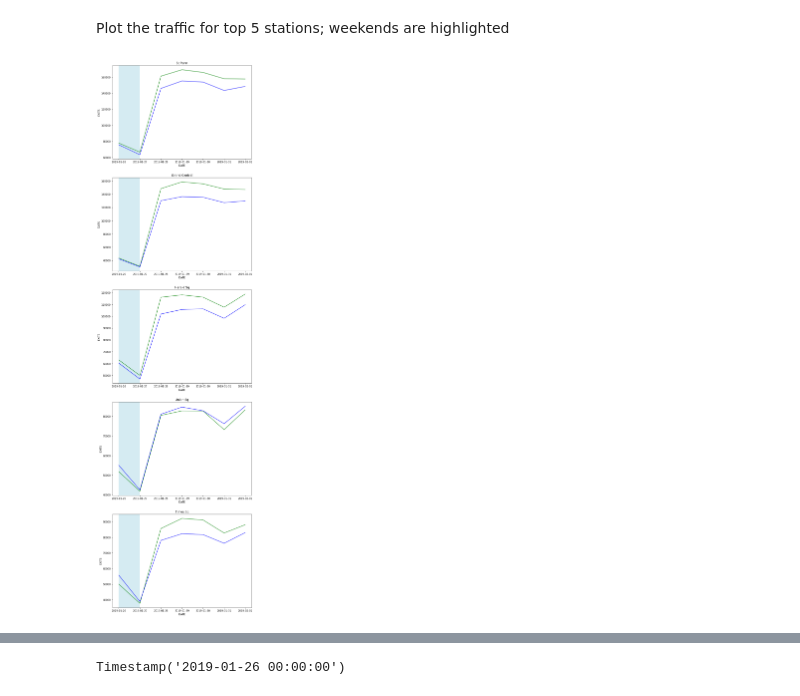
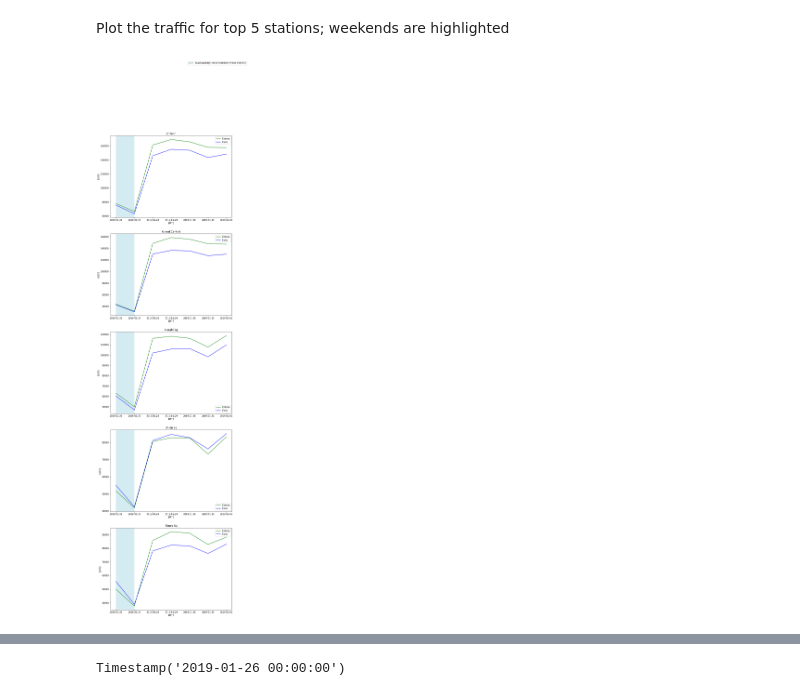
Before and after one commit to KunojiLym/metis_project_1, a Jupyter notebook: yz_project_01.ipynb, the cells around one changed output, grey strips where cells are left out. Drawn from its saved outputs; the diff is of its cells as text; code cells hidden in the pictures.

Commit message:
Presentation template and more graph updates

```diff
--- a/yz_project_01.ipynb
+++ b/yz_project_01.ipynb
@@ -226,33 +226,35 @@ Plot the traffic for top 5 stations; weekends are highlighted
 fig, axs = plt.subplots(nrows=5, figsize=(10,40))
 
 def find_weekend_indices(datetime_array):
     indices = []
     for i in range(len(datetime_array)):
         if datetime_array[i].weekday() >= 5:
             indices.append(i)
     return indices
 
 def highlight_datetimes(indices, ax, data):
     i = 0
     while i < len(indices)-1:
         ax.axvspan(data.at[data.index[indices[i]], 'DATE'], data.at[data.index[indices[i] + 1], 'DATE'], facecolor='lightblue', edgecolor='none', alpha=.5)
         i += 1
 
 mta = {}
 plot_num = 0
 
 mta['stpenn'] = [mta_bystation[mta_bystation.STATION == "34 ST-PENN STA"], 'St Penn']
 mta['grdcntrl'] = [mta_bystation[mta_bystation.STATION == "GRD CNTRL-42 ST"], 'Grand Central']
 mta['heraldsq'] = [mta_bystation[mta_bystation.STATION == "34 ST-HERALD SQ"], 'Herald Sq']
 mta['unionsq'] = [mta_bystation[mta_bystation.STATION == "14 ST-UNION SQ"], 'Union Sq']
 mta['timessq'] = [mta_bystation[mta_bystation.STATION == "TIMES SQ-42 ST"], 'Times Sq']
 
 for station in mta:
 
-    sns.lineplot(data = mta[station][0], x='DATE', y='ENTRIES', color='green', ax=axs[plot_num]).set_title(mta[station][1])
-    sns.lineplot(data = mta[station][0], x='DATE', y='EXITS', color='blue', ax=axs[plot_num]);
+    sns.lineplot(data = mta[station][0], x='DATE', y='ENTRIES', color='green', ax=axs[plot_num], label='Entries').set_title(mta[station][1])
+    sns.lineplot(data = mta[station][0], x='DATE', y='EXITS', color='blue', ax=axs[plot_num], label='Exits')
     weekend_indices = find_weekend_indices(mta[station][0].DATE.tolist())
     highlight_datetimes(weekend_indices, axs[plot_num], mta[station][0])
     plot_num += 1
+
+fig.legend([axs[0]]);
 # %% [output]
-[figure, old version]
+[figure, new version]
```
Also changed, not shown: parts of 1 cell of this notebook, 1 other file.
